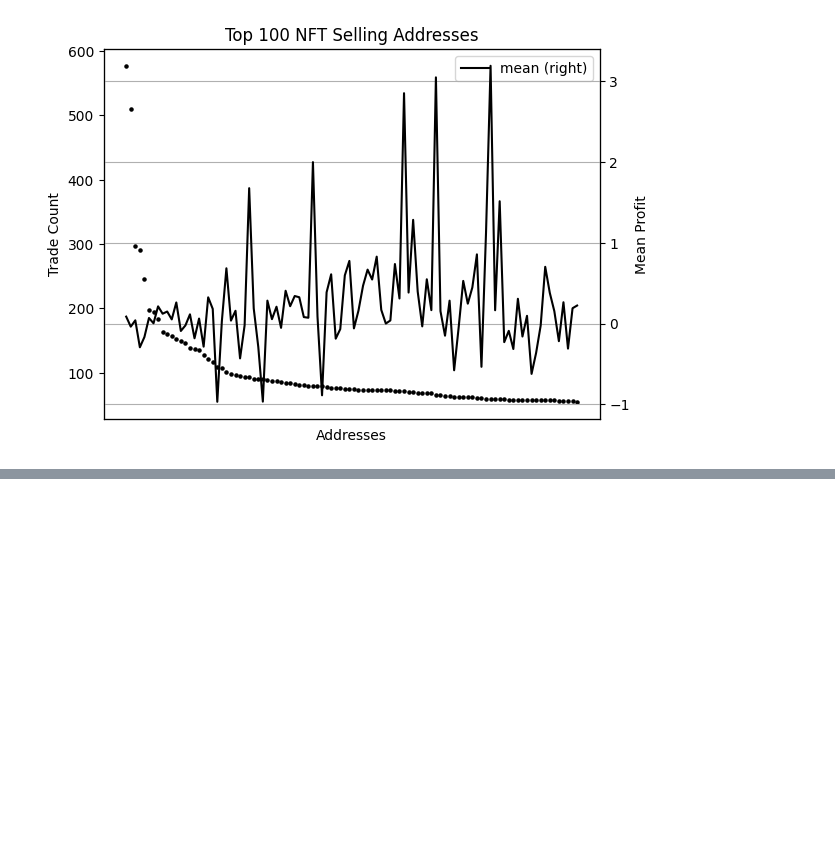
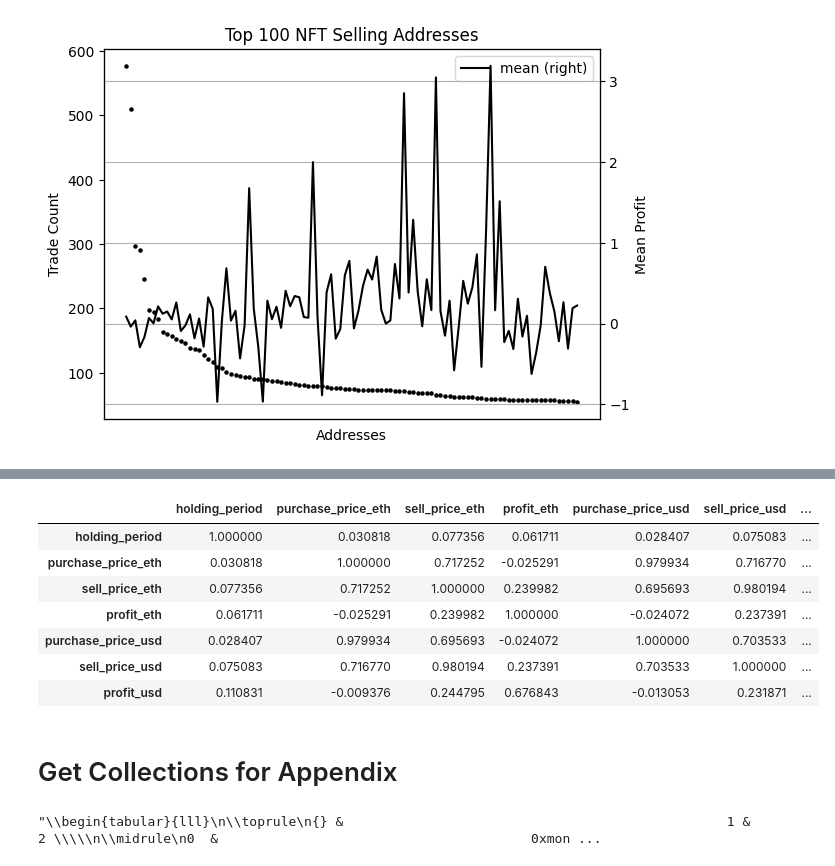
Before and after one commit to vfcapital/bachelor-thesis, a Jupyter notebook: bachelorthesis/notebooks/trade_analysis.ipynb, the cells around one changed output, grey strips where cells are left out. Cells and saved outputs as stored; diff of their text form; code cells hidden in the pictures; blank space fills up the shorter version.

```diff
--- a/bachelorthesis/notebooks/trade_analysis.ipynb
+++ b/bachelorthesis/notebooks/trade_analysis.ipynb
@@ -389,0 +444,14 @@ nft_trades
+# %%
+# Correlation
+nft_trades.corr()
+# %% [output]
+|  | holding_period | purchase_price_eth | sell_price_eth | profit_eth | purchase_price_usd | sell_price_usd | ... |
+| holding_period | 1.000000 | 0.030818 | 0.077356 | 0.061711 | 0.028407 | 0.075083 | ... |
+| purchase_price_eth | 0.030818 | 1.000000 | 0.717252 | -0.025291 | 0.979934 | 0.716770 | ... |
+| sell_price_eth | 0.077356 | 0.717252 | 1.000000 | 0.239982 | 0.695693 | 0.980194 | ... |
+| profit_eth | 0.061711 | -0.025291 | 0.239982 | 1.000000 | -0.024072 | 0.237391 | ... |
+| purchase_price_usd | 0.028407 | 0.979934 | 0.695693 | -0.024072 | 1.000000 | 0.703533 | ... |
+| sell_price_usd | 0.075083 | 0.716770 | 0.980194 | 0.237391 | 0.703533 | 1.000000 | ... |
+| profit_usd | 0.110831 | -0.009376 | 0.244795 | 0.676843 | -0.013053 | 0.231871 | ... |
+# %% [markdown]
+# Get Collections for Appendix
@@ -389,0 +464,4 @@ nft_trades
+# %%
+df.to_latex()
+# %% [output]
+"\\begin{tabular}{lll}\n\\toprule\n{} &                                                 1 &                                         2 \\\\\n\\midrule\n0  &                                        0xmon ...
```
Also changed, not shown: parts of 16 cells of this notebook.
